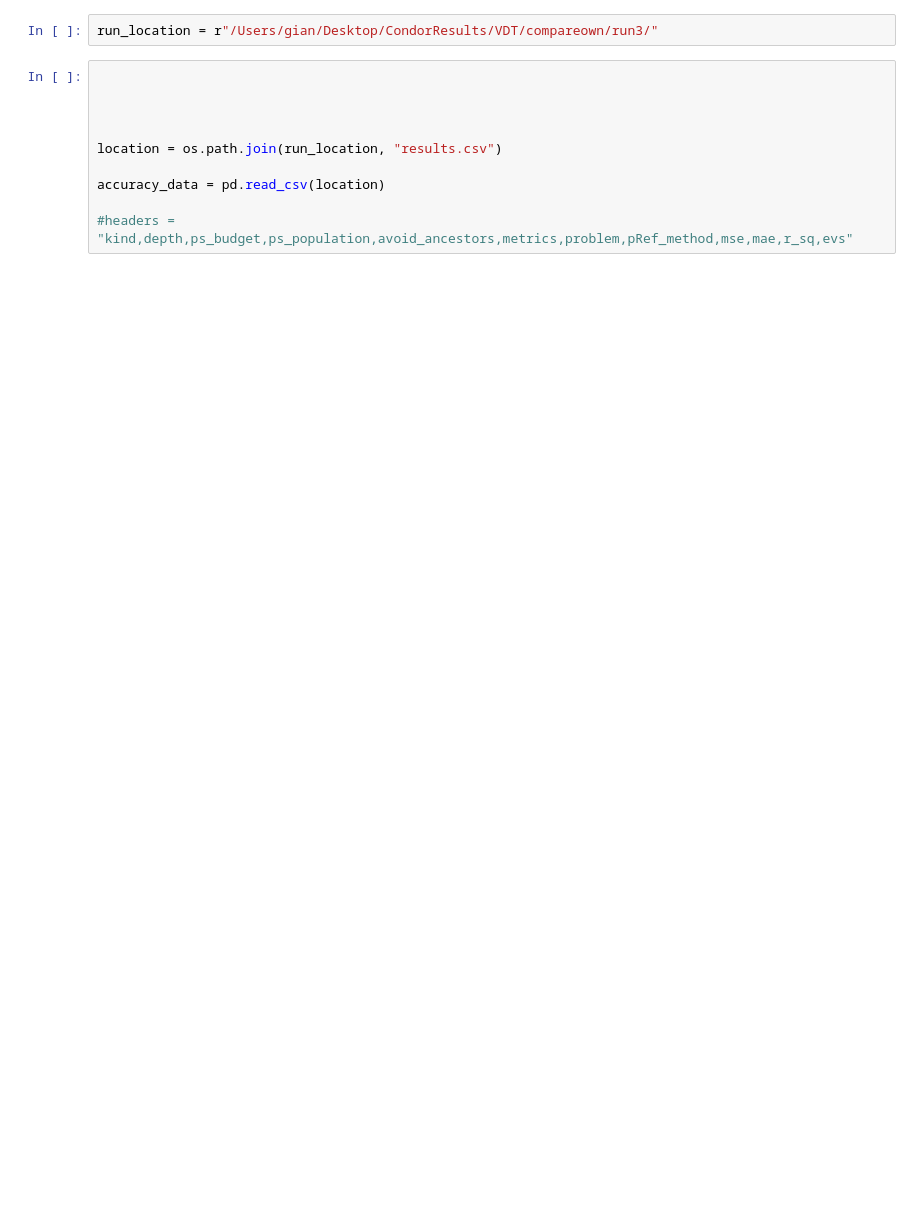
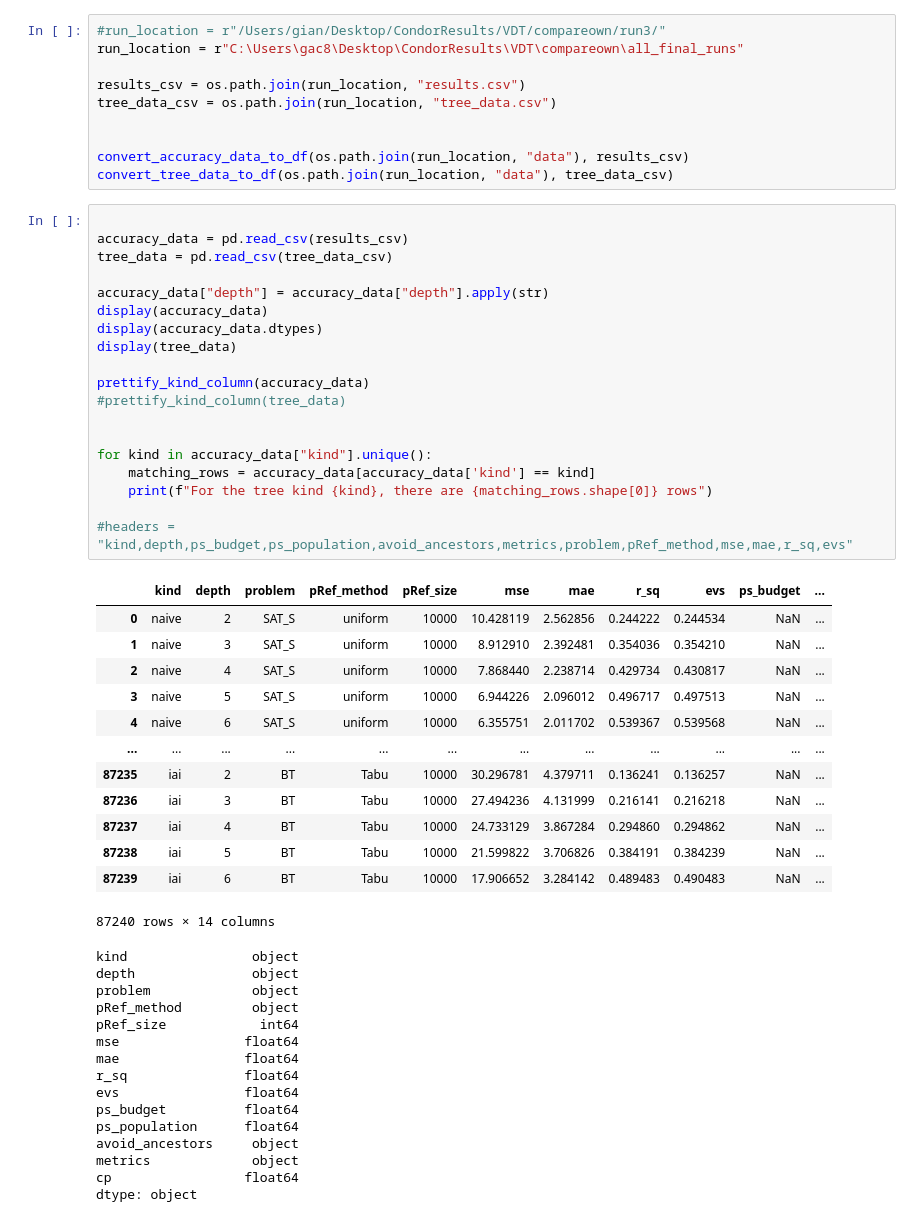
Before and after one commit to Giancarlo-Catalano/PS-descriptors, a Jupyter notebook: VarianceDecisionTree/process_data/accuracy_by_settings.ipynb, the cells around one changed output. Cells and saved outputs as stored; diff of their text form; blank space fills up the shorter version.

```diff
--- a/VarianceDecisionTree/process_data/accuracy_by_settings.ipynb
+++ b/VarianceDecisionTree/process_data/accuracy_by_settings.ipynb
@@ -26,12 +172,58 @@ def get_mean_for_combinations(df: pd.DataFrame,
 # %%
-run_location = r"/Users/gian/Desktop/CondorResults/VDT/compareown/run3/"
+#run_location = r"/Users/gian/Desktop/CondorResults/VDT/compareown/run3/"
+run_location = r"C:\Users\gac8\Desktop\CondorResults\VDT\compareown\all_final_runs"
+
+results_csv = os.path.join(run_location, "results.csv")
+tree_data_csv = os.path.join(run_location, "tree_data.csv")
+
+
+convert_accuracy_data_to_df(os.path.join(run_location, "data"), results_csv)
+convert_tree_data_to_df(os.path.join(run_location, "data"), tree_data_csv)
 # %%
 
+accuracy_data = pd.read_csv(results_csv)
+tree_data = pd.read_csv(tree_data_csv)
+
+accuracy_data["depth"] = accuracy_data["depth"].apply(str)
+display(accuracy_data)
+display(accuracy_data.dtypes)
+display(tree_data)
+
+prettify_kind_column(accuracy_data)
+#prettify_kind_column(tree_data)
 
 
-
-location = os.path.join(run_location, "results.csv")
-
-accuracy_data = pd.read_csv(location)
+for kind in accuracy_data["kind"].unique():
+    matching_rows = accuracy_data[accuracy_data['kind'] == kind]
+    print(f"For the tree kind {kind}, there are {matching_rows.shape[0]} rows")
 
 #headers = "kind,depth,ps_budget,ps_population,avoid_ancestors,metrics,problem,pRef_method,mse,mae,r_sq,evs"
+# %% [output]
+|  | kind | depth | problem | pRef_method | pRef_size | mse | mae | r_sq | evs | ps_budget | ... |
+| 0 | naive | 2 | SAT_S | uniform | 10000 | 10.428119 | 2.562856 | 0.244222 | 0.244534 | NaN | ... |
+| 1 | naive | 3 | SAT_S | uniform | 10000 | 8.912910 | 2.392481 | 0.354036 | 0.354210 | NaN | ... |
+| 2 | naive | 4 | SAT_S | uniform | 10000 | 7.868440 | 2.238714 | 0.429734 | 0.430817 | NaN | ... |
+| 3 | naive | 5 | SAT_S | uniform | 10000 | 6.944226 | 2.096012 | 0.496717 | 0.497513 | NaN | ... |
+| 4 | naive | 6 | SAT_S | uniform | 10000 | 6.355751 | 2.011702 | 0.539367 | 0.539568 | NaN | ... |
+| ... | ... | ... | ... | ... | ... | ... | ... | ... | ... | ... | ... |
+| 87235 | iai | 2 | BT | Tabu | 10000 | 30.296781 | 4.379711 | 0.136241 | 0.136257 | NaN | ... |
+| 87236 | iai | 3 | BT | Tabu | 10000 | 27.494236 | 4.131999 | 0.216141 | 0.216218 | NaN | ... |
+| 87237 | iai | 4 | BT | Tabu | 10000 | 24.733129 | 3.867284 | 0.294860 | 0.294862 | NaN | ... |
+| 87238 | iai | 5 | BT | Tabu | 10000 | 21.599822 | 3.706826 | 0.384191 | 0.384239 | NaN | ... |
+| 87239 | iai | 6 | BT | Tabu | 10000 | 17.906652 | 3.284142 | 0.489483 | 0.490483 | NaN | ... |
+87240 rows × 14 columns
+kind                object
+depth               object
+problem             object
+pRef_method         object
+pRef_size            int64
+mse                float64
+mae                float64
+r_sq               float64
+evs                float64
+ps_budget          float64
+ps_population      float64
+avoid_ancestors     object
+metrics             object
+cp                 float64
+dtype: object
```
Also changed, not shown: parts of 5 cells of this notebook, 1 other file.
